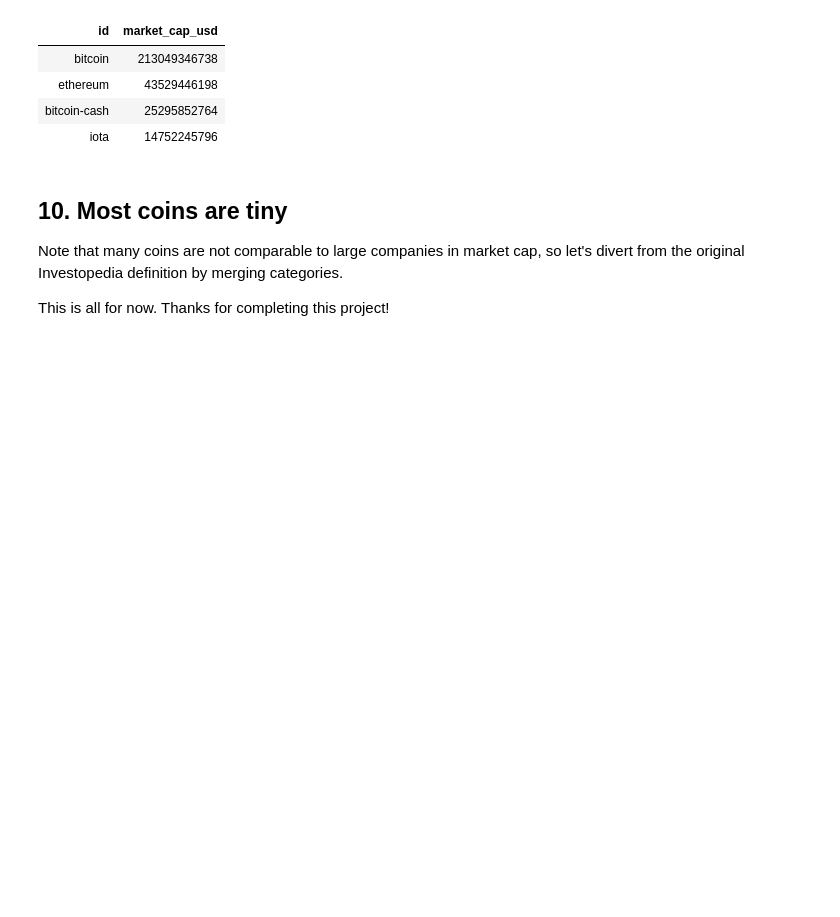
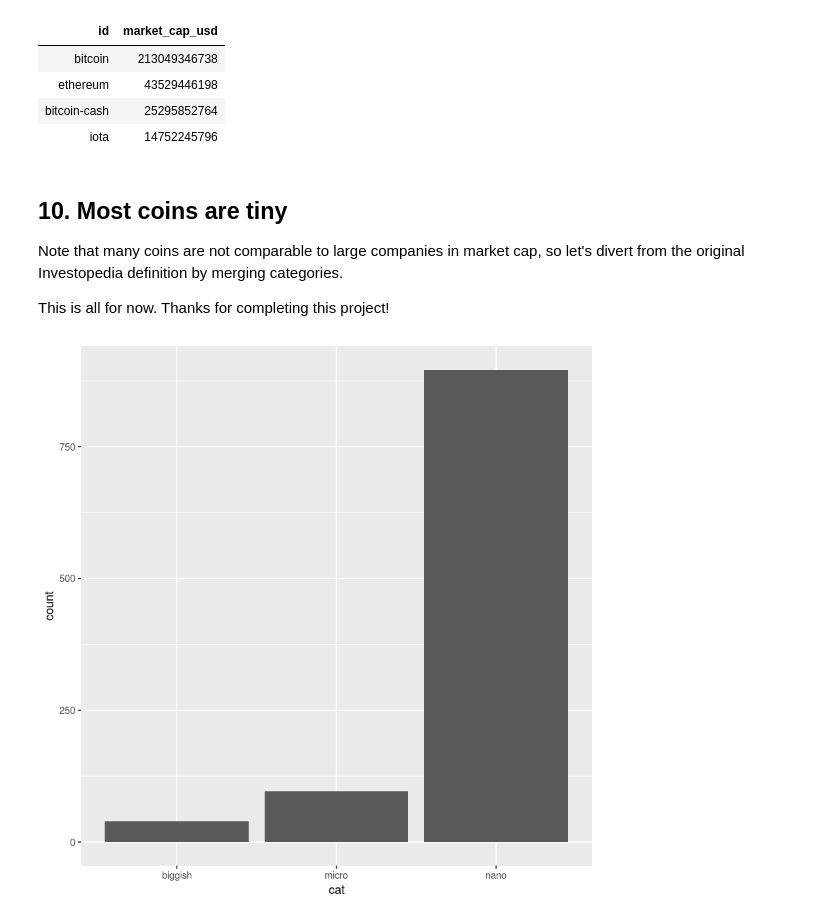
Before and after one commit to umairrafique85/Crypto-trackers, a Jupyter notebook: Exploring the Bitcoin cryptocurrency market/Comparison_top10_R.ipynb, the cells around one changed output. Cells and saved outputs as stored; diff of their text form; code cells hidden in the pictures; blank space fills up the shorter version.

```diff
--- a/Exploring the Bitcoin cryptocurrency market/Comparison_top10_R.ipynb
+++ b/Exploring the Bitcoin cryptocurrency market/Comparison_top10_R.ipynb
@@ -245,24 +244,36 @@ This is all for now. Thanks for completing this project!
 # %%
 # Making a nice function for counting different marketcaps from the
 # "cap" DataFrame. Returns an int.
 # INSTRUCTORS NOTE: Since you made it to the end, consider it a gift :D
-def capcount(query_string):
-    return cap.query(query_string).count().id
+# def capcount(query_string):
+#    return cap.query(query_string).count().id
+
+capcount <- function(threshhold) {
+  nrow(subset(cap, eval(parse(text=ifelse(grepl(' ', threshhold), paste('market_cap_usd', strsplit(threshhold, ' ')[[1]][1], '& market_cap_usd', strsplit(threshhold, ' ')[[1]][2]), paste('market_cap_usd', threshhold))))))
+}
+
+# Separate multiple conditions with a space
 
 # Labels for the plot
-LABELS = ["biggish", "micro", "nano"]
+
 
 # Using capcount count the biggish cryptos
-biggish = ...
+biggish <- capcount('>=300000000')
 
 # Same as above for micro ...
-micro = ...
+micro <- capcount('<300000000 >=50000000')
 
 # ... and for nano
-nano =  ...
+nano <- capcount('<50000000')
 
+values <- data_frame(biggish, micro, nano)
+values <- values %>% gather(biggish:nano, key='cat', value='count')
 # Making a list with the 3 counts
-values = ...
+
 
 # Plotting them with matplotlib
 # ... YOUR CODE FOR TASK 10 ...
+
+ggplot(values, aes(x = cat, y = count)) + geom_bar(stat = 'identity')
+# %% [output]
+[figure, added]
```
Also changed, not shown: parts of 1 cell of this notebook.
